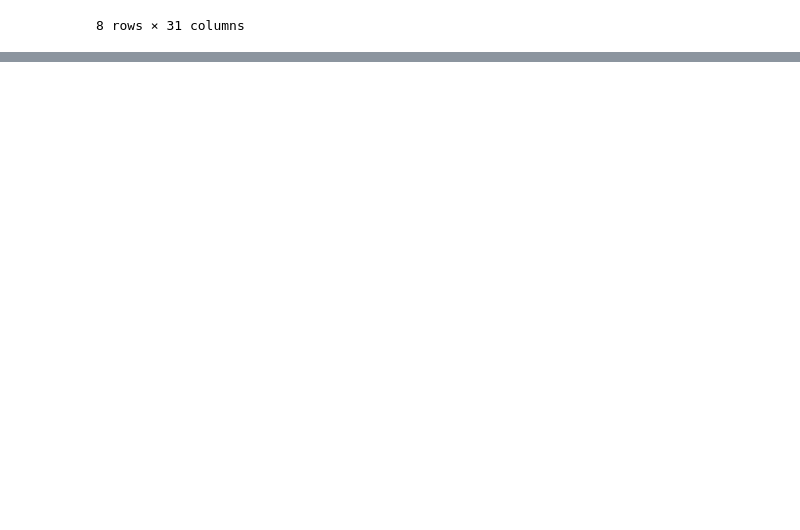
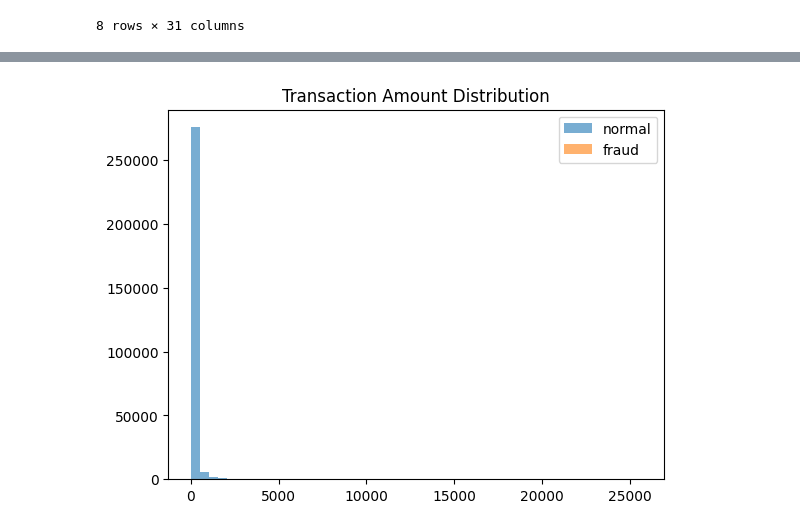
Before and after one commit to nevilleajim/real_time_fraud_detection_system, a Jupyter notebook: real_time_fraud_detection_system.ipynb, the cells around one changed output, grey strips where cells are left out. Saved outputs shown, nothing was run; the diff lists cells and outputs as text; code cells hidden in the pictures; blank space fills up the shorter version.

Commit message:
Analysing Data and Splitting the test and train set

```diff
--- a/real_time_fraud_detection_system.ipynb
+++ b/real_time_fraud_detection_system.ipynb
@@ -64,0 +72,3 @@ data.describe()
+# %%
+normal = data[data["Class"] == 0]
+fraud = data[data["Class"] == 1]
@@ -64,0 +114,8 @@ data.describe()
+# %%
+plt.hist(normal["Amount"], bins=50, alpha=0.6, label="normal")
+plt.hist(fraud["Amount"], bins=50, alpha=0.6, label="fraud")
+plt.legend()
+plt.title("Transaction Amount Distribution")
+plt.show()
+# %% [output]
+[figure, added]
```
Also changed, not shown: parts of 24 cells of this notebook.
